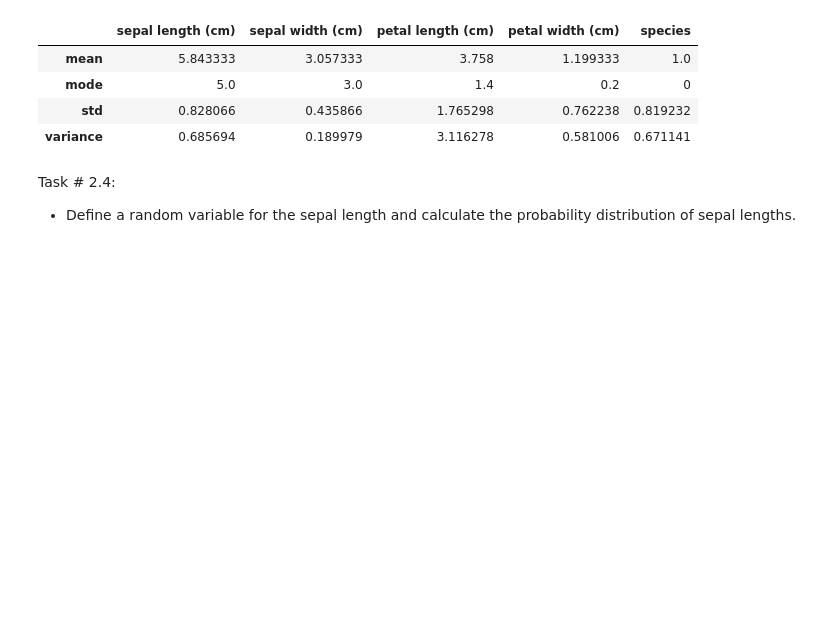
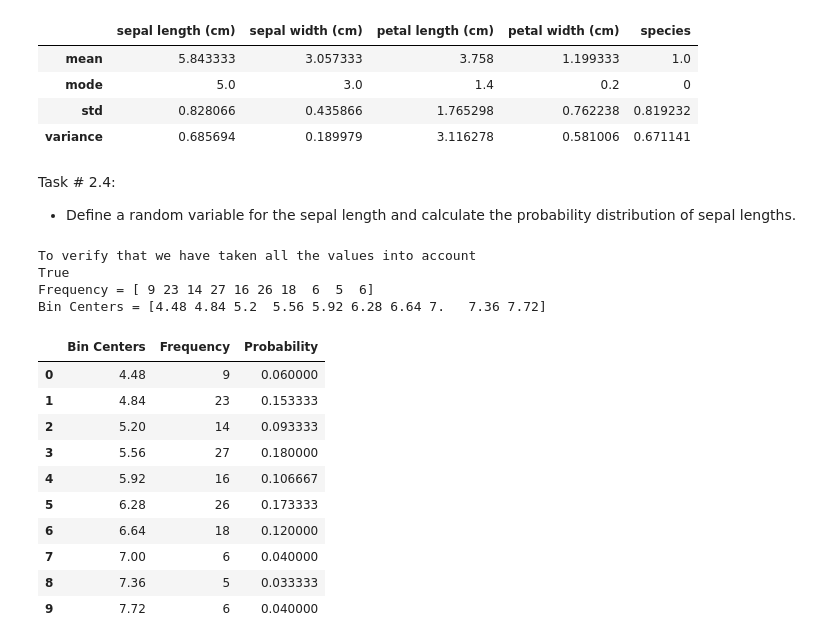
Before and after one commit to Syed-Shahir/100DaysOfBytewise, a Jupyter notebook: BTW_W3_Task2.ipynb, the cells around one changed output. Drawn from its saved outputs; the diff is of its cells as text; code cells hidden in the pictures; blank space fills up the shorter version.

```diff
--- a/BTW_W3_Task2.ipynb
+++ b/BTW_W3_Task2.ipynb
@@ -90,3 +90,40 @@ summary_table.head(4)
 Task # 2.4:
 -  Define a random variable for the sepal length and calculate the probability
 distribution of sepal lengths.
+# %%
+import matplotlib.pyplot as plt
+import numpy as np
+#counts contains the number of data points in each bin.
+#bin_edges contains the boundaries of the bins
+#Use density=False when you are interested in visualizing the absolute frequency or count of data points within each bin. else it will normalize
+counts, bin_edges = np.histogram(iris_df['sepal length (cm)'], bins=10, density=False)
+bin_centers = 0.5 * (bin_edges[1:] + bin_edges[:-1])
+
+print(f"To verify that we have taken all the values into account")
+print(sum(counts) == iris_df.shape[0])  # if True, all the values are taken into account
+
+print(f"Frequency = {counts}")
+print(f"Bin Centers = {bin_centers}")
+
+# Calculating the probability distribution
+probabilities = counts / iris_df.shape[0]
+
+# dataframe with the bin centers, frequency, and probability
+result_df = pd.DataFrame({'Bin Centers': bin_centers, 'Frequency': counts, 'Probability': probabilities})
+result_df.head(10)
+# %% [output]
+To verify that we have taken all the values into account
+True
+Frequency = [ 9 23 14 27 16 26 18  6  5  6]
+Bin Centers = [4.48 4.84 5.2  5.56 5.92 6.28 6.64 7.   7.36 7.72]
+|  | Bin Centers | Frequency | Probability |
+| 0 | 4.48 | 9 | 0.060000 |
+| 1 | 4.84 | 23 | 0.153333 |
+| 2 | 5.20 | 14 | 0.093333 |
+| 3 | 5.56 | 27 | 0.180000 |
+| 4 | 5.92 | 16 | 0.106667 |
+| 5 | 6.28 | 26 | 0.173333 |
+| 6 | 6.64 | 18 | 0.120000 |
+| 7 | 7.00 | 6 | 0.040000 |
+| 8 | 7.36 | 5 | 0.033333 |
+| 9 | 7.72 | 6 | 0.040000 |
```
Also changed, not shown: parts of 5 cells of this notebook.
